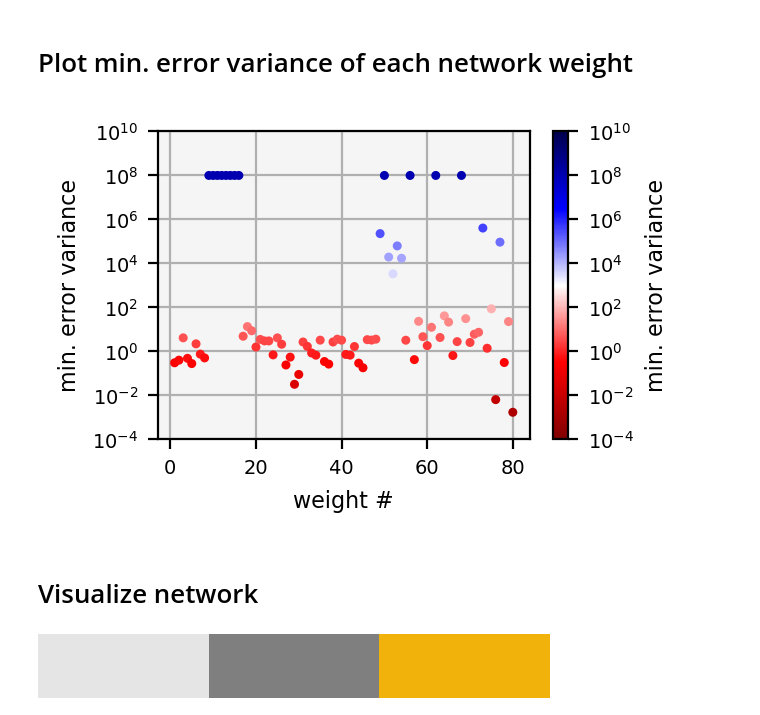
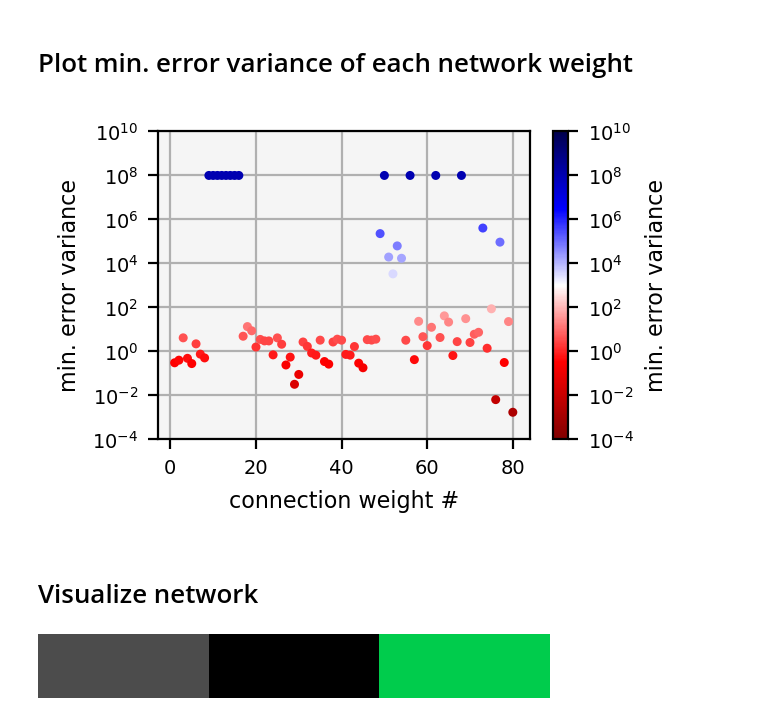
Before and after one commit to BenCellini/network-observability, a Jupyter notebook: notebooks/network_observability_example.ipynb, the cells around one changed output. Saved outputs shown, nothing was run; the diff lists cells and outputs as text; code cells hidden in the pictures.

Commit message:
Update visualization & ReadMe

```diff
--- a/notebooks/network_observability_example.ipynb
+++ b/notebooks/network_observability_example.ipynb
@@ -188,7 +188,7 @@ scatter = ax.scatter(np.arange(1, error_variance.shape[0] + 1), error_variance,
                      s=5, norm=cnorm, cmap=cmap, zorder=2)
 ax.set_yscale('log')
 ax.set_ylim(vmin, vmax)
-ax.set_xlabel('weight #', fontsize=8)
+ax.set_xlabel('connection weight #', fontsize=8)
 ax.set_ylabel('min. error variance', fontsize=8)
 ax.tick_params(axis='both', which='major', labelsize=7)
 ax.grid(zorder=0)
@@ -198,7 +198,7 @@ cbar = plt.colorbar(scatter)
 cbar.set_label('min. error variance', fontsize=8)
 cbar.ax.tick_params(labelsize=7)
 # %% [output]
-[figure, old version]
+[figure, new version]
 # %% [markdown]
 # Visualize network
 # %%
@@ -211,12 +211,12 @@ hidden_output_color = 0.5*simulator.output_mask.astype(float) + 0.5 # make unmea
 neuron_colors = np.hstack((input_color, hidden_output_color)) # stack values
 # %%
 # Set colors of neurons
-cmap_neuron = np.array([[0.9, 0.9, 0.9], # input layer neurons
-                        [0.5, 0.5, 0.5],  # hidden & output layer unmeasured neurons
-                        [0.95, 0.7, 0.05]]) # hidden & output layer measured neurons
+cmap_neuron = np.array([[0.3, 0.3, 0.3], # input layer neurons
+                        [0.0, 0.0, 0.0],  # hidden & output layer unmeasured neurons
+                        [0.0, 0.8, 0.3]]) # hidden & output layer measured neurons
 cmap_neuron = mpl.colors.ListedColormap(cmap_neuron)
 cmap_neuron
 # %% [output]
-[figure, old version]
+[figure, new version]
 # %%
 # Create network visualizer & draw
```
Also changed, not shown: parts of 1 cell of this notebook.
